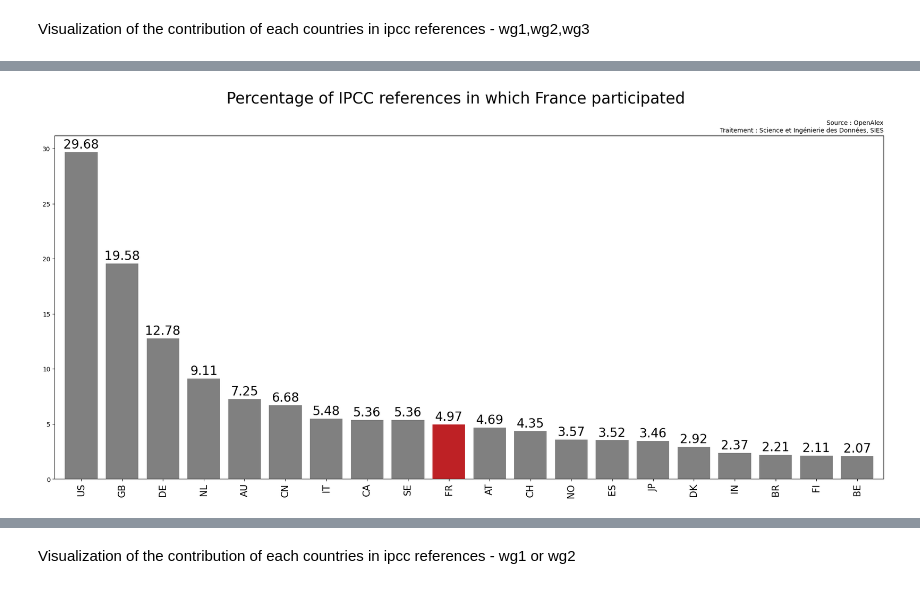
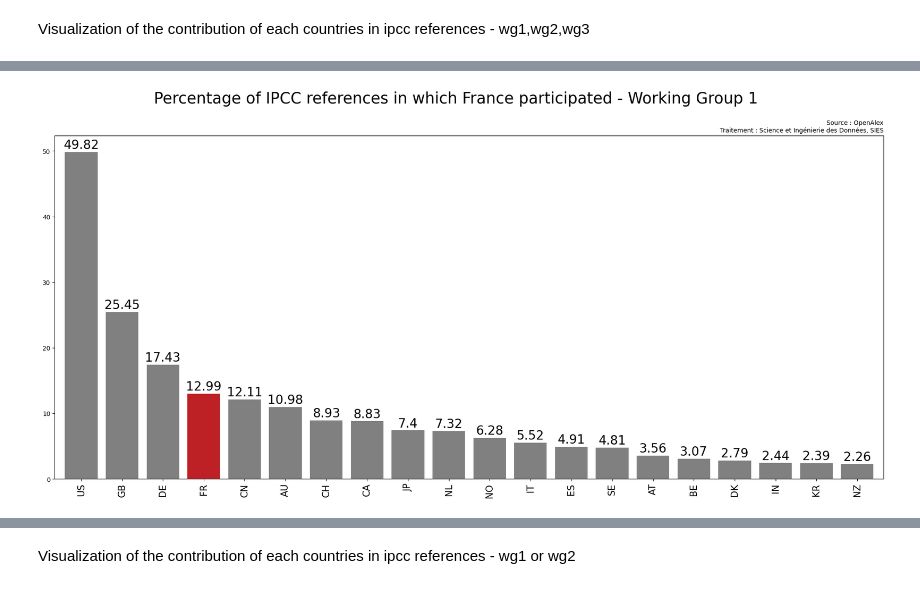
Before and after one commit to dataesr/teds, a Jupyter notebook: notebooks/IPCC_visualization_elastic.ipynb, the cells around one changed output, grey strips where cells are left out. Drawn from its saved outputs; the diff is of its cells as text; code cells hidden in the pictures.

```diff
--- a/notebooks/IPCC_visualization_elastic.ipynb
+++ b/notebooks/IPCC_visualization_elastic.ipynb
@@ -32,4 +32,11 @@ plot_elastic(["2"])
-# %%
-plot_elastic(["3"])
-# %% [output]
-[figure, removed]
+# %%
+list_wg=["1"]
+plot_graph(get_data_from_elastic([
+        {
+            'bool': {
+                'must': [{'match': {'ipcc.wg.keyword': list_wg[0]}}]
+            }
+        }
+    ]),list_wg)
+# %% [output]
+[figure, added]
```
Also changed, not shown: parts of 18 cells of this notebook, 1 other file.
